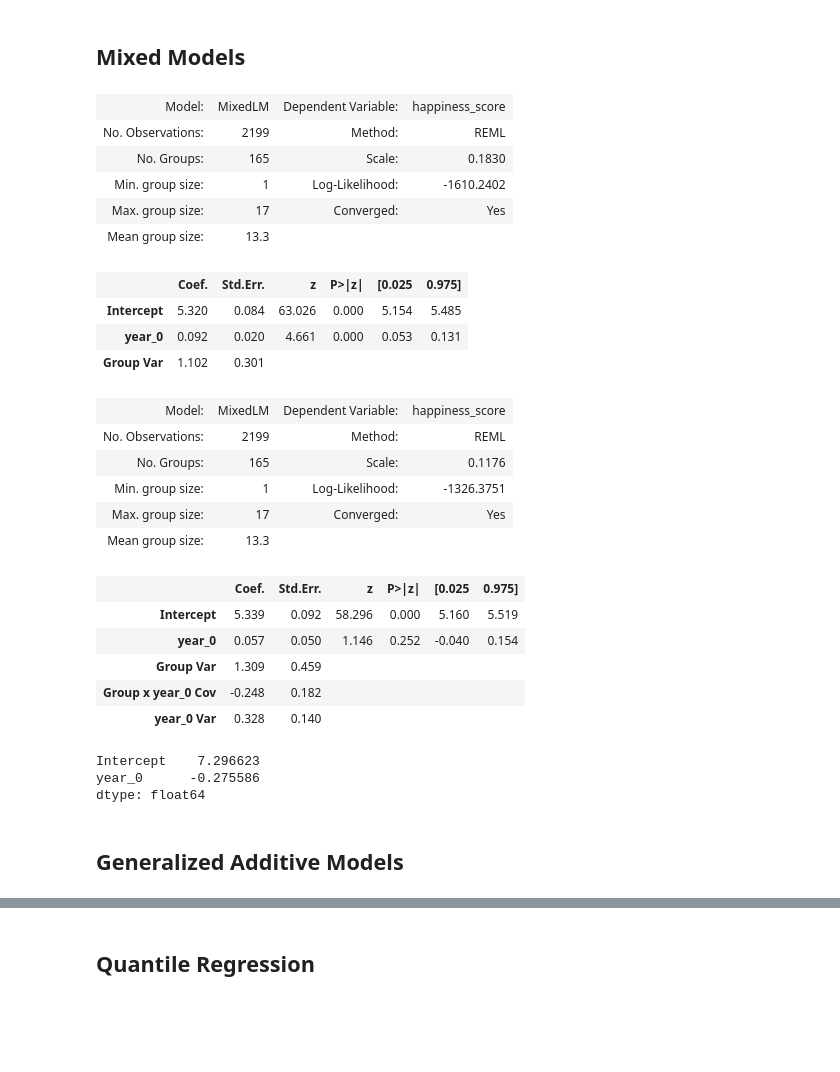
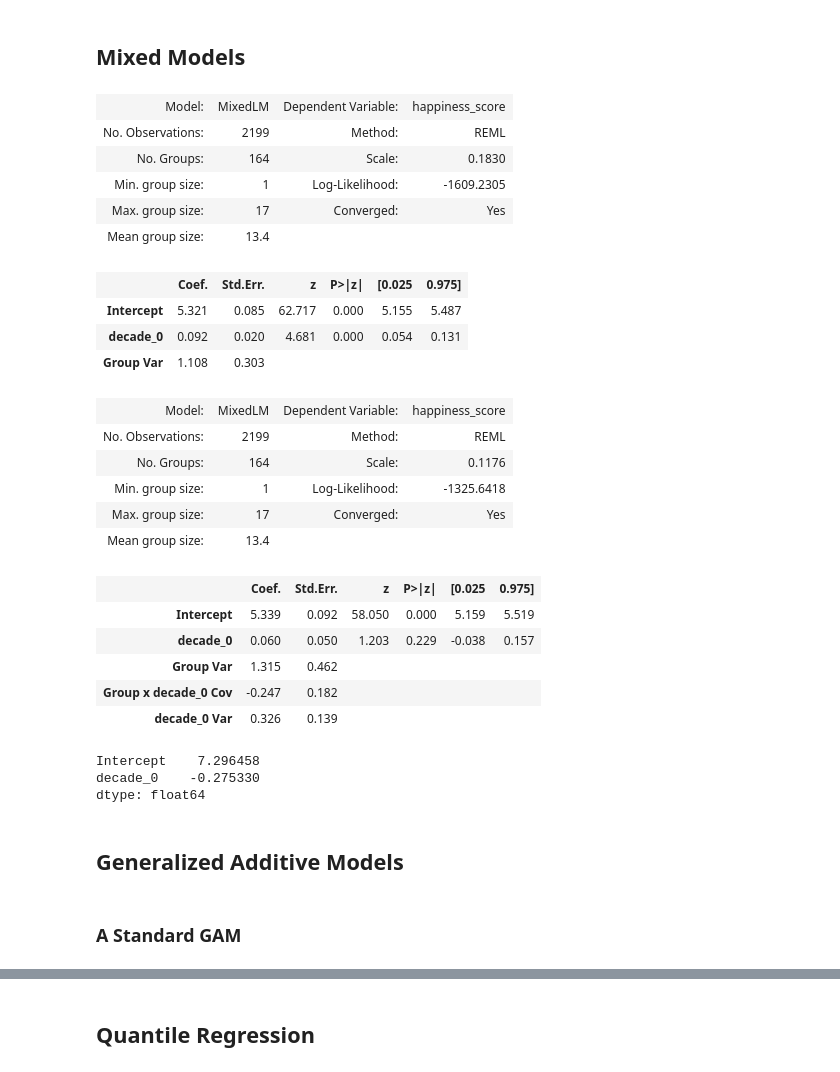
Before and after one commit to m-clark/book-of-models, a Jupyter notebook: chapter-notebooks/python_chapter_notebooks/extending_the_linear_model.ipynb, the cells around one changed output, grey strips where cells are left out. Drawn from its saved outputs; the diff is of its cells as text; code cells hidden in the pictures; blank space fills up the shorter version.

```diff
--- a/chapter-notebooks/python_chapter_notebooks/extending_the_linear_model.ipynb
+++ b/chapter-notebooks/python_chapter_notebooks/extending_the_linear_model.ipynb
@@ -66,58 +74,58 @@ df_happiness_all = pd.read_csv("https://tinyurl.com/worldhappinessallyears")
 
 df_happiness_all = (
     df_happiness_all
-    .assign(year_0 = lambda x: (x['year']- x['year'].min())/10)
+    .assign(decade_0 = lambda x: (x['year']- x['year'].min())/10)
 )
 
-fit_ran_int = sm.MixedLM.from_formula(
-    "happiness_score ~ year_0",
+model_ran_int = sm.MixedLM.from_formula(
+    "happiness_score ~ decade_0",
     df_happiness_all,
     re_formula='1',
     groups=df_happiness_all["country"]
 ).fit()
 
 model_ran_slope = sm.MixedLM.from_formula(
-    "happiness_score ~ year_0",
+    "happiness_score ~ decade_0",
     df_happiness_all,
-    re_formula='1 + year_0',
+    re_formula='1 + decade_0',
     groups=df_happiness_all["country"]
 ).fit()
 # %%
-fit_ran_int.summary()
+model_ran_int.summary()
 # %% [output]
 | Model: | MixedLM | Dependent Variable: | happiness_score |
 | No. Observations: | 2199 | Method: | REML |
-| No. Groups: | 165 | Scale: | 0.1830 |
-| Min. group size: | 1 | Log-Likelihood: | -1610.2402 |
+| No. Groups: | 164 | Scale: | 0.1830 |
+| Min. group size: | 1 | Log-Likelihood: | -1609.2305 |
 | Max. group size: | 17 | Converged: | Yes |
-| Mean group size: | 13.3 |  |  |
+| Mean group size: | 13.4 |  |  |
 |  | Coef. | Std.Err. | z | P>|z| | [0.025 | 0.975] |
-| Intercept | 5.320 | 0.084 | 63.026 | 0.000 | 5.154 | 5.485 |
-| year_0 | 0.092 | 0.020 | 4.661 | 0.000 | 0.053 | 0.131 |
-| Group Var | 1.102 | 0.301 |  |  |  |  |
+| Intercept | 5.321 | 0.085 | 62.717 | 0.000 | 5.155 | 5.487 |
+| decade_0 | 0.092 | 0.020 | 4.681 | 0.000 | 0.054 | 0.131 |
+| Group Var | 1.108 | 0.303 |  |  |  |  |
 # %%
 model_ran_slope.summary()
 # %% [output]
 | Model: | MixedLM | Dependent Variable: | happiness_score |
 | No. Observations: | 2199 | Method: | REML |
-| No. Groups: | 165 | Scale: | 0.1176 |
-| Min. group size: | 1 | Log-Likelihood: | -1326.3751 |
+| No. Groups: | 164 | Scale: | 0.1176 |
+| Min. group size: | 1 | Log-Likelihood: | -1325.6418 |
 | Max. group size: | 17 | Converged: | Yes |
-| Mean group size: | 13.3 |  |  |
+| Mean group size: | 13.4 |  |  |
 |  | Coef. | Std.Err. | z | P>|z| | [0.025 | 0.975] |
-| Intercept | 5.339 | 0.092 | 58.296 | 0.000 | 5.160 | 5.519 |
-| year_0 | 0.057 | 0.050 | 1.146 | 0.252 | -0.040 | 0.154 |
-| Group Var | 1.309 | 0.459 |  |  |  |  |
-| Group x year_0 Cov | -0.248 | 0.182 |  |  |  |  |
-| year_0 Var | 0.328 | 0.140 |  |  |  |  |
+| Intercept | 5.339 | 0.092 | 58.050 | 0.000 | 5.159 | 5.519 |
+| decade_0 | 0.060 | 0.050 | 1.203 | 0.229 | -0.038 | 0.157 |
+| Group Var | 1.315 | 0.462 |  |  |  |  |
+| Group x decade_0 Cov | -0.247 | 0.182 |  |  |  |  |
+| decade_0 Var | 0.326 | 0.139 |  |  |  |  |
 # %%
 estimated_RE = pd.DataFrame(model_ran_slope.random_effects)
 # %%
 ranef_usa = estimated_RE['United States'].rename({'Group': 'Intercept'})
 ranef_usa + model_ran_slope.fe_params
 # %% [output]
-Intercept    7.296623
-year_0      -0.275586
+Intercept    7.296458
+decade_0    -0.275330
 dtype: float64
 # %% [markdown]
 ## Generalized Additive Models
@@ -138,6 +146,8 @@ fig.add_trace(
         line_shape = 'spline'
     )
 )
+# %% [markdown]
+### A Standard GAM
 # %%
 df_happiness_2018 = pd.read_csv('https://tinyurl.com/worldhappiness2018')
 
```
Also changed, not shown: parts of 8 cells of this notebook, 2 other files.
